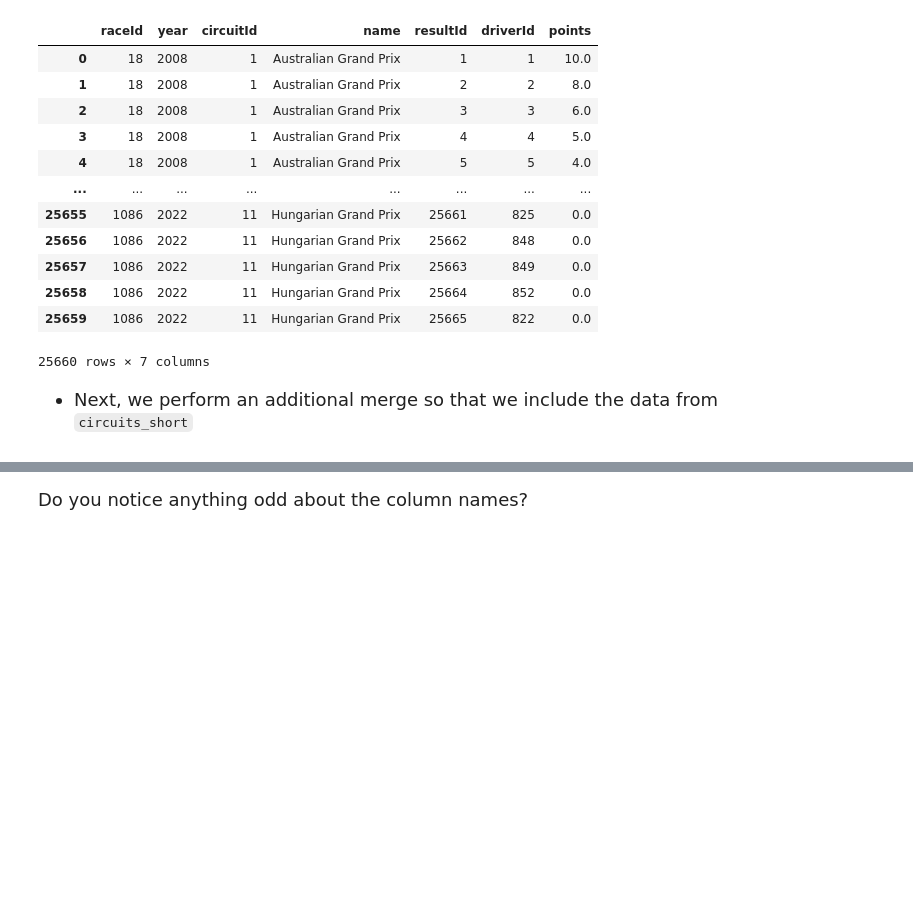
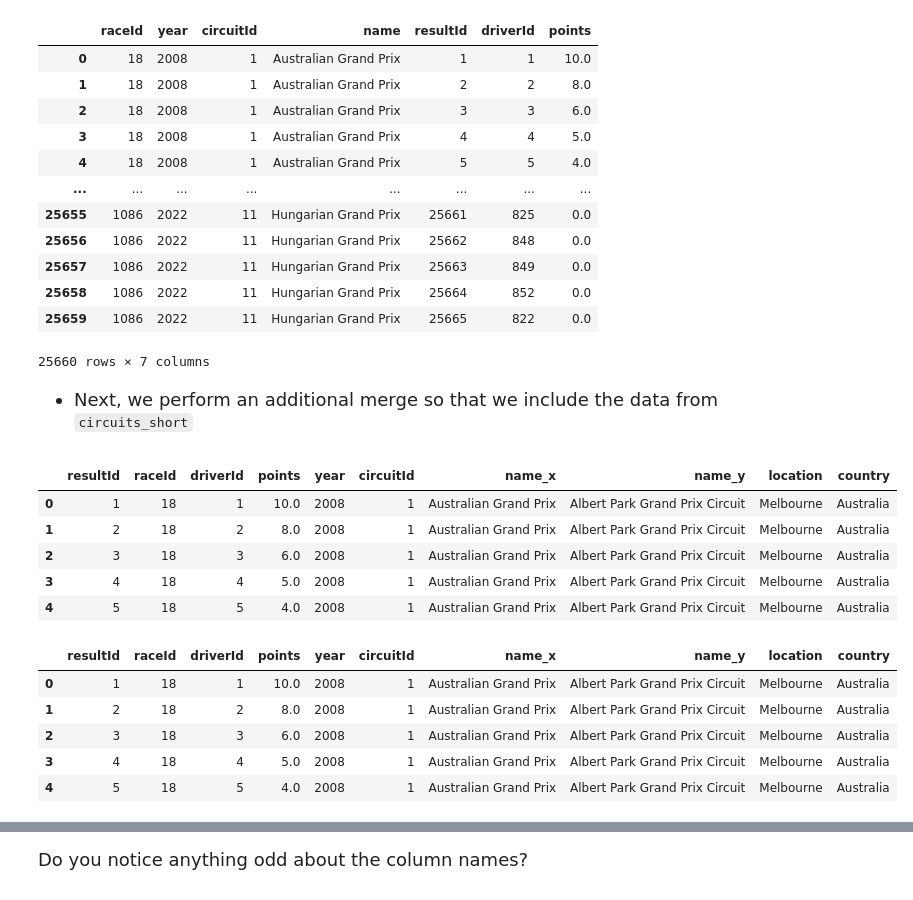
Before and after one commit to larissay23/datasci151spring2026, a Jupyter notebook: lecture_20/lecture_20b_merging copy.ipynb, the cells around one changed output, grey strips where cells are left out. Drawn from its saved outputs; the diff is of its cells as text; code cells hidden in the pictures; blank space fills up the shorter version.

```diff
--- a/lecture_20/lecture_20b_merging copy.ipynb
+++ b/lecture_20/lecture_20b_merging copy.ipynb
@@ -322,7 +324,25 @@ display(df_merged_4)
 # %%
 df_merged_final = pd.merge(left = df_merged, right = circuits_short, how = "left", on = "circuitId")
 
 display(df_merged_final.head())
+
+#the circuits and raceid are no longer needed after merging
+
+df_merged_final.drop(columns = ["raceId", "circuitId"])
+df_merged_final.head()
+# %% [output]
+|  | resultId | raceId | driverId | points | year | circuitId | name_x | name_y | location | country |
+| 0 | 1 | 18 | 1 | 10.0 | 2008 | 1 | Australian Grand Prix | Albert Park Grand Prix Circuit | Melbourne | Australia |
+| 1 | 2 | 18 | 2 | 8.0 | 2008 | 1 | Australian Grand Prix | Albert Park Grand Prix Circuit | Melbourne | Australia |
+| 2 | 3 | 18 | 3 | 6.0 | 2008 | 1 | Australian Grand Prix | Albert Park Grand Prix Circuit | Melbourne | Australia |
+| 3 | 4 | 18 | 4 | 5.0 | 2008 | 1 | Australian Grand Prix | Albert Park Grand Prix Circuit | Melbourne | Australia |
+| 4 | 5 | 18 | 5 | 4.0 | 2008 | 1 | Australian Grand Prix | Albert Park Grand Prix Circuit | Melbourne | Australia |
+|  | resultId | raceId | driverId | points | year | circuitId | name_x | name_y | location | country |
+| 0 | 1 | 18 | 1 | 10.0 | 2008 | 1 | Australian Grand Prix | Albert Park Grand Prix Circuit | Melbourne | Australia |
+| 1 | 2 | 18 | 2 | 8.0 | 2008 | 1 | Australian Grand Prix | Albert Park Grand Prix Circuit | Melbourne | Australia |
+| 2 | 3 | 18 | 3 | 6.0 | 2008 | 1 | Australian Grand Prix | Albert Park Grand Prix Circuit | Melbourne | Australia |
+| 3 | 4 | 18 | 4 | 5.0 | 2008 | 1 | Australian Grand Prix | Albert Park Grand Prix Circuit | Melbourne | Australia |
+| 4 | 5 | 18 | 5 | 4.0 | 2008 | 1 | Australian Grand Prix | Albert Park Grand Prix Circuit | Melbourne | Australia |
 # %% [markdown]
 <font size = "4">
 # %% [markdown]
```
Also changed, not shown: parts of 5 cells of this notebook.
